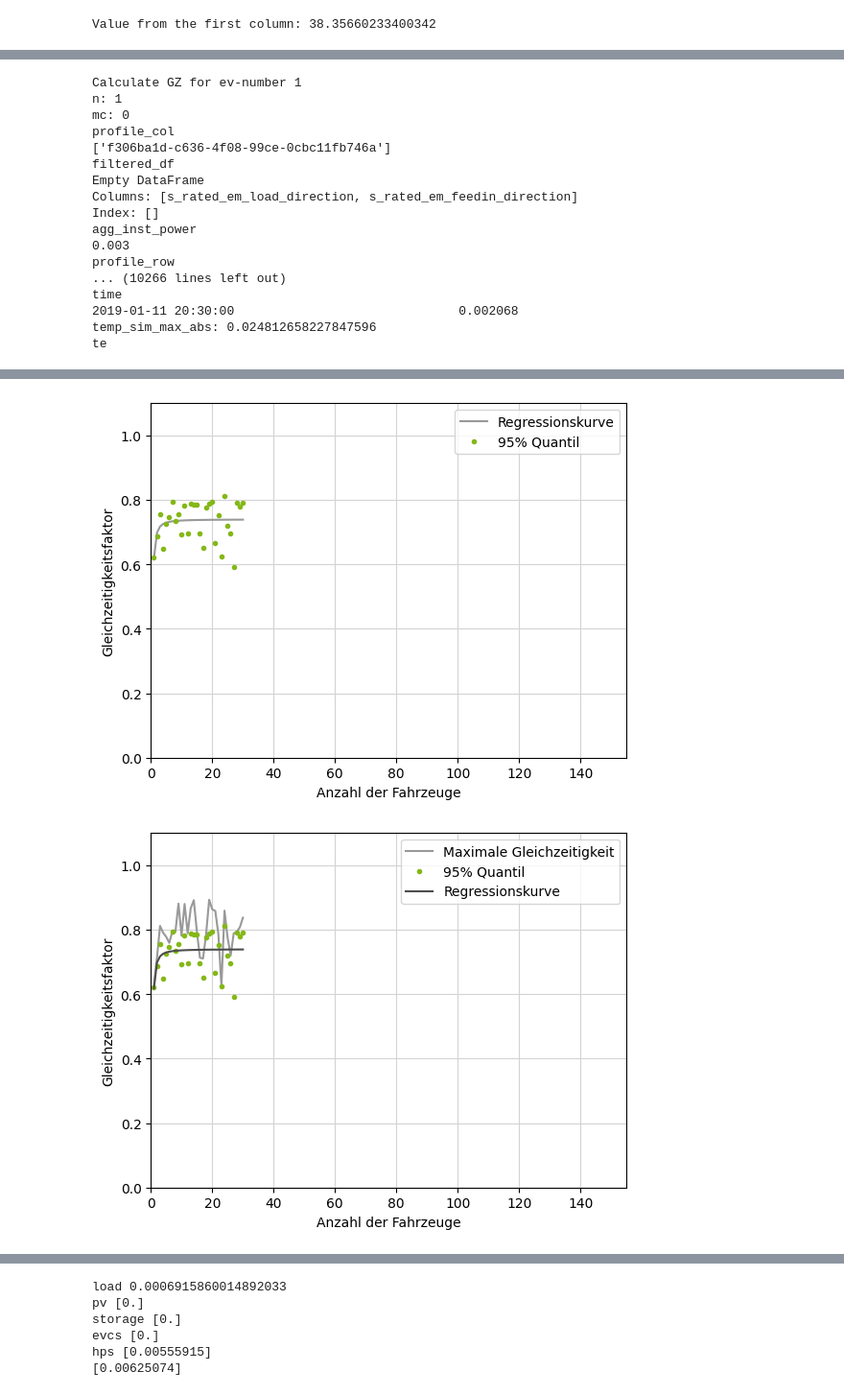
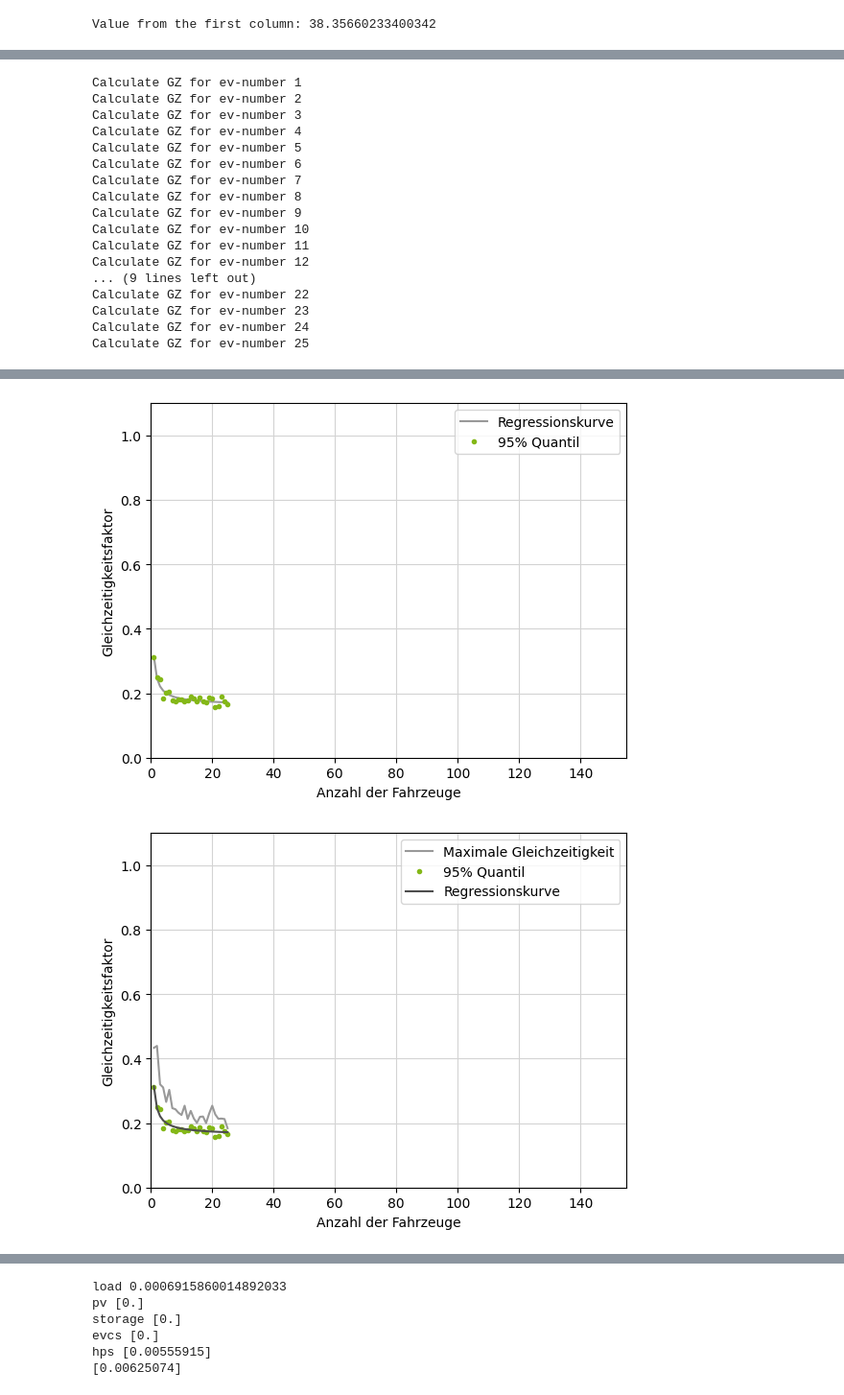
Before and after one commit to ie3-institute/pypsdm, a Jupyter notebook: pypsdm/analysis/concurrency.ipynb, the cells around one changed output, grey strips where cells are left out. Shown at 96% size. Drawn from its saved outputs; the diff is of its cells as text; code cells hidden in the pictures.

```diff
--- a/pypsdm/analysis/concurrency.ipynb
+++ b/pypsdm/analysis/concurrency.ipynb
@@ -643,37 +452,0 @@ def calculate_gz_curve(df,df_inst, len_curve, num_mc):
-# %%
-"""
-Kurvenanpassung
-"""
-from scipy.optimize import curve_fit
-# https://www.askpython.com/python/examples/curve-fitting-in-python
-# Die Kurvenanpassung wird nur für den Bereich vorgenommen, an dem die Funktion differenzierbar ist (wenn GZ nicht mehr 1)
-
-# allgemeine Gleichung der erweiterten GZ-Funktion
-
-def fit_function(n, *args):
-    a, b, c = args
-    return a * np.power(n, -b) + c
-
-
-def fit_sim_curve(x_values, y_values):
-    # Initialisierung mit Werten EV ungesteuert Dis Kippelt
-    p0 = [1.785, 0.631, 0.112]
-    popt, pcov = curve_fit(fit_function, x_values, y_values, p0, maxfev=10000)
-    # Anzahl der Datenpunkte
-    n = len(y_values)
-    # Anzahl der Fit-Parameter
-    p = len(popt)
-    # Mittelwert der abhängigen Variable
-    y_mean = np.mean(y_values)
-    # Regressionsabweichungen berechnen
-    residuals = y_values - fit_function(x_values, *popt)
-    # Summe der quadrierten Regressionsabweichungen
-    ss_res = np.sum(residuals**2)
-    # Gesamtsumme der quadrierten Abweichungen
-    ss_tot = np.sum((y_values - y_mean)**2)
-    # Bestimmtheitsmaß berechnen
-    r_squared = 1 - (ss_res / (n - p - 1)) / (ss_tot / (n - 1))
-    return popt, pcov, r_squared
-
-# popt ist ein Array aus den optimalen Parametern, sodass die Summe der Fehlerquadrate minimiert ist
-# pcov ist die zugehörige Kovarianzmatrix
@@ -684,8 +500,8 @@ def fit_sim_curve(x_values, y_values):
 # Parameter, die einzustellen sind:
 num_vehicles = 100
 #len_curve = 150  # Ziel: 150, gibt die maximale Anzahl an EV innerhalb der GZ-Kurve an
-len_curve = 30 # Ziel: 150, gibt die maximale Anzahl an EV innerhalb der GZ-Kurve an
-num_mc = 20  # Ziel: 1000, Anzahl an Monte-Carlo-Iterationen pro Punkt in der GZ-Kurve
+len_curve = 25 # Ziel: 150, gibt die maximale Anzahl an EV innerhalb der GZ-Kurve an
+num_mc = 150  # Ziel: 1000, Anzahl an Monte-Carlo-Iterationen pro Punkt in der GZ-Kurve
 
 # Initialisierung
 temp_profile = pd.DataFrame(np.zeros(shape=(0, num_vehicles)))
@@ -765,19 +581,19 @@ if 1 == 1:
     plt.show()
 # %% [output]
 Calculate GZ for ev-number 1
-n: 1
-mc: 0
-profile_col
-['f306ba1d-c636-4f08-99ce-0cbc11fb746a']
-filtered_df
-Empty DataFrame
-Columns: [s_rated_em_load_direction, s_rated_em_feedin_direction]
-Index: []
-agg_inst_power
-0.003
-profile_row
-... (10266 lines left out)
-time
-2019-01-11 20:30:00                              0.002068
-temp_sim_max_abs: 0.024812658227847596
-te
+Calculate GZ for ev-number 2
+Calculate GZ for ev-number 3
+Calculate GZ for ev-number 4
+Calculate GZ for ev-number 5
+Calculate GZ for ev-number 6
+Calculate GZ for ev-number 7
+Calculate GZ for ev-number 8
+Calculate GZ for ev-number 9
+Calculate GZ for ev-number 10
+Calculate GZ for ev-number 11
+Calculate GZ for ev-number 12
+... (9 lines left out)
+Calculate GZ for ev-number 22
+Calculate GZ for ev-number 23
+Calculate GZ for ev-number 24
+Calculate GZ for ev-number 25
@@ -785,2 +601,2 @@ te
-[figure, old version]
+[figure, new version]
-[figure, old version]
+[figure, new version]
```
Also changed, not shown: parts of 19 cells of this notebook, 1 other file.
